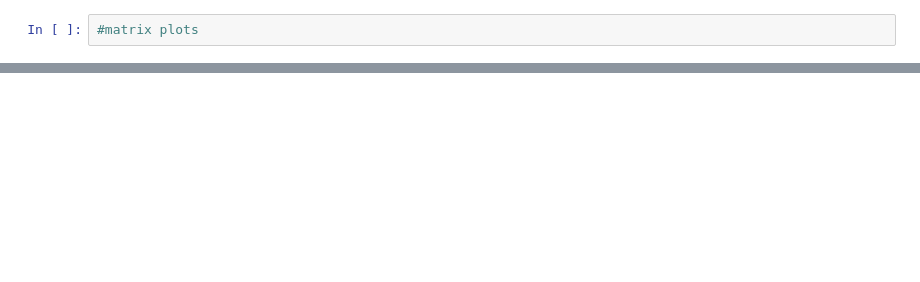
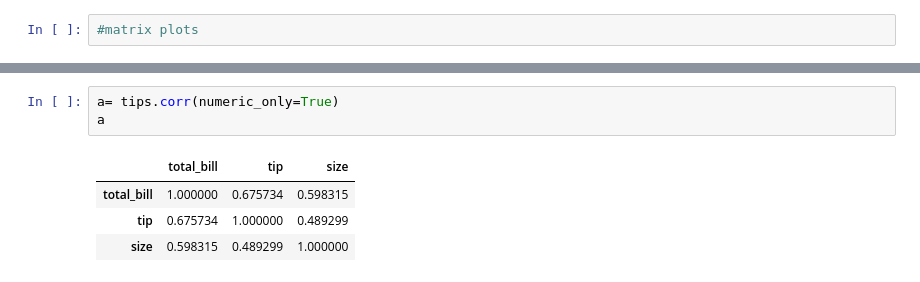
Before and after one commit to Martinxmaina/Data-science, a Jupyter notebook: seaborn.ipynb, the cells around one changed output, grey strips where cells are left out. Cells and saved outputs as stored; diff of their text form; blank space fills up the shorter version.

```diff
--- a/seaborn.ipynb
+++ b/seaborn.ipynb
@@ -55,0 +163,8 @@ tips.head()
+# %%
+a= tips.corr(numeric_only=True)
+a
+# %% [output]
+|  | total_bill | tip | size |
+| total_bill | 1.000000 | 0.675734 | 0.598315 |
+| tip | 0.675734 | 1.000000 | 0.489299 |
+| size | 0.598315 | 0.489299 | 1.000000 |
```
Also changed, not shown: parts of 29 cells of this notebook.
